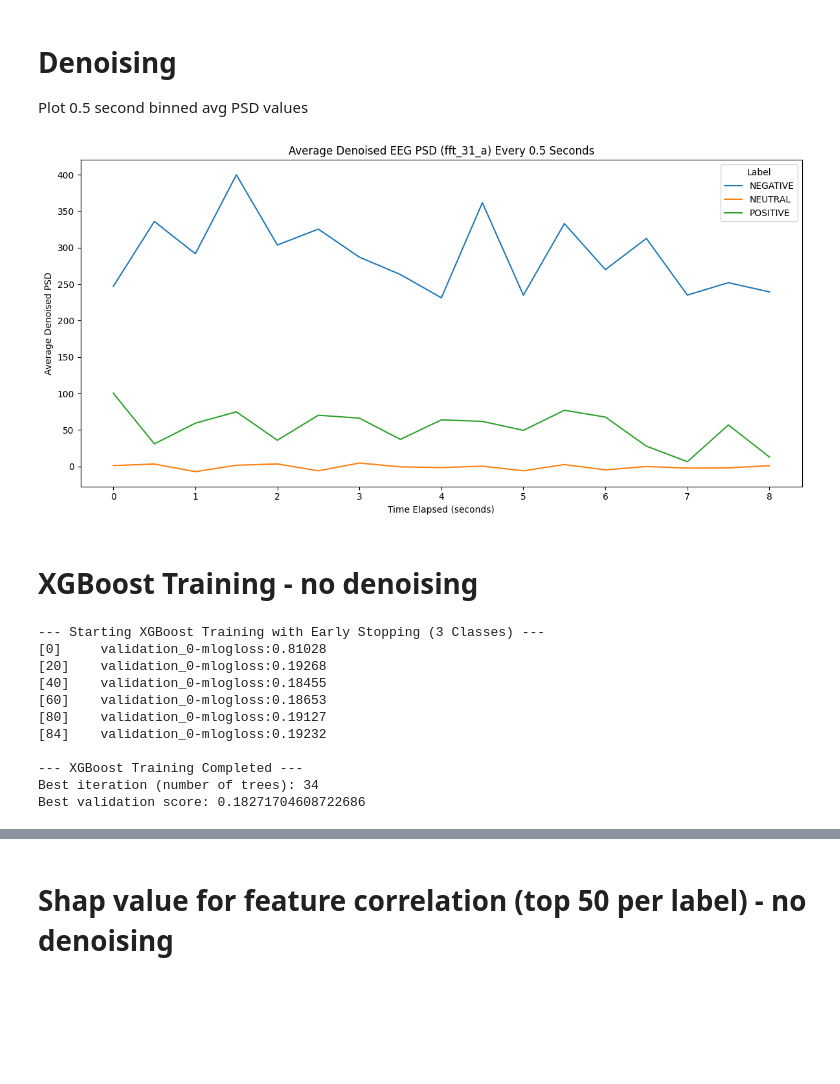
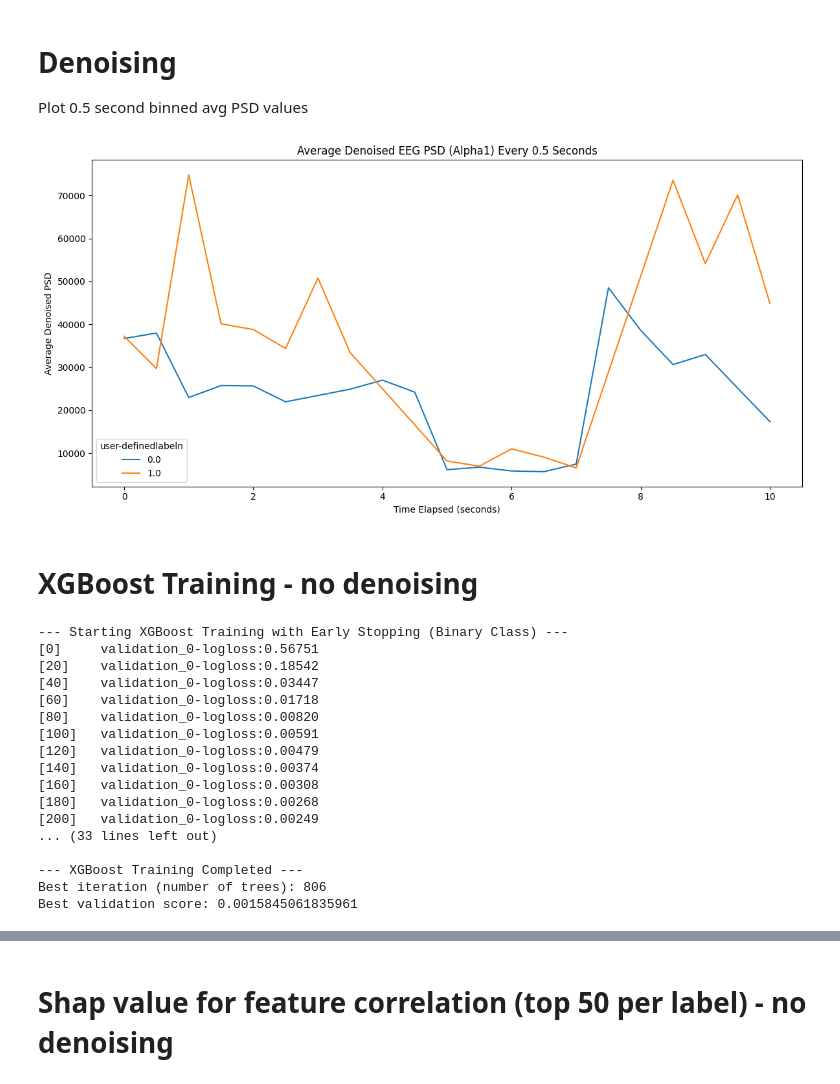
Before and after one commit to caliskate/neuro-emotion-classifier, a Jupyter notebook: neuro-emotion-classifier-confusion.ipynb, the cells around one changed output, grey strips where cells are left out. Drawn from its saved outputs; the diff is of its cells as text; code cells hidden in the pictures; blank space fills up the shorter version.

```diff
--- a/neuro-emotion-classifier-confusion.ipynb
+++ b/neuro-emotion-classifier-confusion.ipynb
@@ -207,10 +169,10 @@ MUSE EEG headband typically uses a sampling rate of 256 Hz.
 # %% [markdown]
 # Add seconds, min elapsed
 # %%
-# Add time_elapsed column in seconds based on 256 Hz sampling rate for MUSE EEG
-fft_df['seconds_elapsed'] = fft_df.index / 256
+# Add time_elapsed column in seconds based on 512 Hz sampling rate for MindSet EEG
+raw_df['seconds_elapsed'] = raw_df.index / 512
 # Add seconds and minute elapsed columns
-fft_df['minutes_elapsed'] = fft_df['seconds_elapsed'] // 60
+raw_df['minutes_elapsed'] = raw_df['seconds_elapsed'] // 60
 
-fft_df.head()
+raw_df.head()
 # %% [output]
@@ -269,46 +216,46 @@ positive label - not highly correlated, but PSD of this label is mid range
 # Denoising
 Plot 0.5 second binned avg PSD values
 # %%
+# Create a copy to hold binned data
+bin_df = raw_df.copy()
+
 # Create 0.5 second bins
-fft_df['time_bin'] = (fft_df['seconds_elapsed'] // 0.5) * 0.5
+bin_df['time_bin'] = (bin_df['seconds_elapsed'] // 0.5) * 0.5
 
-# Get all fft columns
-fft_columns = [col for col in fft_df.columns if 'fft' in col]
+# Define brainwave columns
+brainwave_cols = ['Delta', 'Theta', 'Alpha1', 'Alpha2', 'Beta1', 'Beta2', 'Gamma1', 'Gamma2']
 
-# Group by time_bin and label, average all fft columns
-avg_df = fft_df.groupby(['time_bin', 'label'], as_index=False)[fft_columns].mean()
+# Group by time_bin and label, average all brainwave columns
+avg_df = bin_df.groupby(['time_bin', 'user-definedlabeln'], as_index=False)[brainwave_cols].mean()
 
 # Slice for plotting (first 10 seconds only)
 slice_df = avg_df[avg_df['time_bin'] <= 10]
 
-# Plot only fft_31_a
+# Plot only Alpha1
 plt.figure(figsize=(12, 6))
-sns.lineplot(data=slice_df, x='time_bin', y='fft_31_a', hue='label')
-plt.title('Average Denoised EEG PSD (fft_31_a) Every 0.5 Seconds')
+sns.lineplot(data=slice_df, x='time_bin', y='Alpha1', hue='user-definedlabeln')
+plt.title('Average Denoised EEG PSD (Alpha1) Every 0.5 Seconds')
 plt.xlabel('Time Elapsed (seconds)')
 plt.ylabel('Average Denoised PSD')
-plt.legend(title='Label')
+plt.legend(title='user-definedlabeln')
 plt.tight_layout()
 plt.show()
 # %% [output]
-[figure, old version]
+[figure, new version]
 # %% [markdown]
 # XGBoost Training - no denoising
 # %%
-# Split data into training and validation sets for early stopping
-X_train, X_val, y_train, y_val = train_test_split(X, y_encoded, test_size=0.2, random_state=42, stratify=y)
+# Split data into training and validation sets for early stopping (binary classification)
+X_train, X_val, y_train, y_val = train_test_split(X, y, test_size=0.2, random_state=42, stratify=y)
 
+# --- XGBoost Model Training with Early Stopping (Binary Class) ---
 
-# ---  XGBoost Model Training with Early Stopping (MODIFIED FOR 3 CLASSES) ---
-
-print("--- Starting XGBoost Training with Early Stopping (3 Classes) ---")
+print("--- Starting XGBoost Training with Early Stopping (Binary Class) ---")
 
 model = xgb.XGBClassifier(
     n_estimators=1000,
-    # --- MODIFICATION FOR MULTI-CLASS ---
-    objective="multi:softprob", # Use "multi:softprob" for probability output for each class
-    eval_metric="mlogloss",     # "mlogloss" (multi-class logloss) for evaluation
-    num_class=3,                # Number of unique classes in target
+    objective="binary:logistic",  # Use binary:logistic for binary classification
+    eval_metric="logloss",        # Use logloss for binary classification
     random_state=42,
     early_stopping_rounds=50,
 )
@@ -326,17 +273,23 @@ print("\n--- XGBoost Training Completed ---")
 print(f"Best iteration (number of trees): {model.best_iteration}")
 print(f"Best validation score: {model.best_score}")
 # %% [output]
---- Starting XGBoost Training with Early Stopping (3 Classes) ---
-[0]     validation_0-mlogloss:0.81028
-[20]    validation_0-mlogloss:0.19268
-[40]    validation_0-mlogloss:0.18455
-[60]    validation_0-mlogloss:0.18653
-[80]    validation_0-mlogloss:0.19127
-[84]    validation_0-mlogloss:0.19232
+--- Starting XGBoost Training with Early Stopping (Binary Class) ---
+[0]     validation_0-logloss:0.56751
+[20]    validation_0-logloss:0.18542
+[40]    validation_0-logloss:0.03447
+[60]    validation_0-logloss:0.01718
+[80]    validation_0-logloss:0.00820
+[100]   validation_0-logloss:0.00591
+[120]   validation_0-logloss:0.00479
+[140]   validation_0-logloss:0.00374
+[160]   validation_0-logloss:0.00308
+[180]   validation_0-logloss:0.00268
+[200]   validation_0-logloss:0.00249
+... (33 lines left out)
 
 --- XGBoost Training Completed ---
-Best iteration (number of trees): 34
-Best validation score: 0.18271704608722686
+Best iteration (number of trees): 806
+Best validation score: 0.0015845061835961
 # %%
 # Predict class probabilities
 y_val_proba = model.predict_proba(X_val)
```
Also changed, not shown: parts of 15 cells of this notebook, 1 other file.
